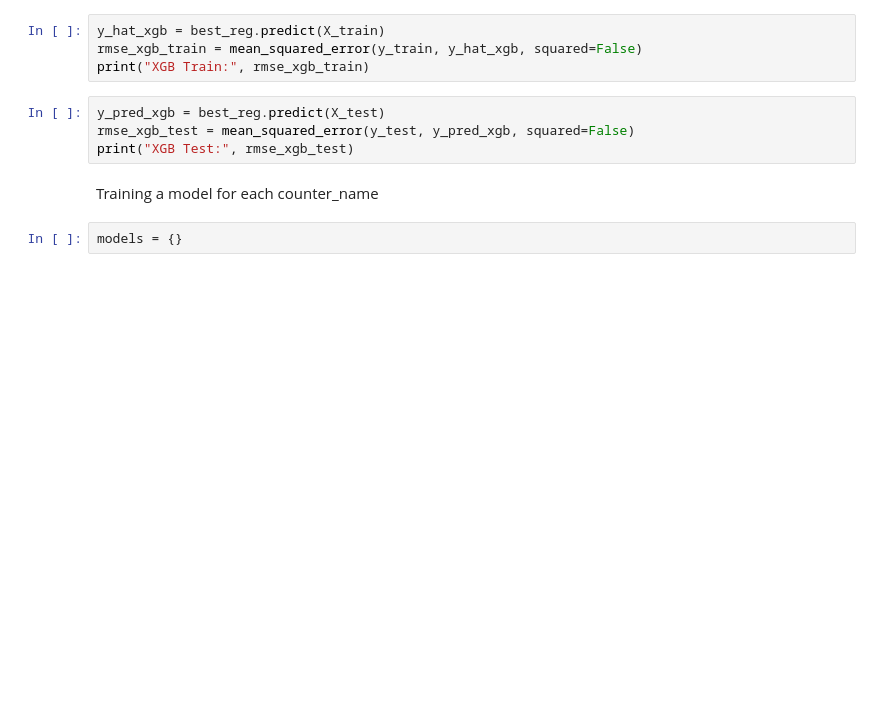
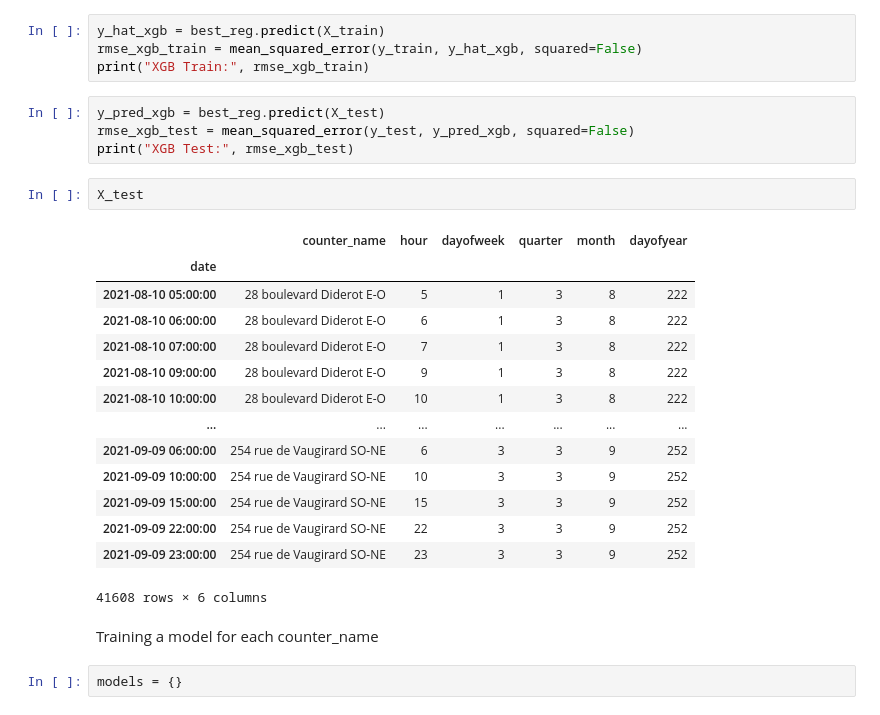
Before and after one commit to Ameya1337/Bike-Counters-Ameya---Qiling, a Jupyter notebook: timeseries with xgboost.ipynb, the cells around one changed output. Drawn from its saved outputs; the diff is of its cells as text; blank space fills up the shorter version.

```diff
--- a/timeseries with xgboost.ipynb
+++ b/timeseries with xgboost.ipynb
@@ -360,6 +351,23 @@ print("XGB Train:", rmse_xgb_train)
 y_pred_xgb = best_reg.predict(X_test)
 rmse_xgb_test = mean_squared_error(y_test, y_pred_xgb, squared=False)
 print("XGB Test:", rmse_xgb_test)
+# %%
+X_test
+# %% [output]
+|  | counter_name | hour | dayofweek | quarter | month | dayofyear |
+| date |  |  |  |  |  |  |
+| 2021-08-10 05:00:00 | 28 boulevard Diderot E-O | 5 | 1 | 3 | 8 | 222 |
+| 2021-08-10 06:00:00 | 28 boulevard Diderot E-O | 6 | 1 | 3 | 8 | 222 |
+| 2021-08-10 07:00:00 | 28 boulevard Diderot E-O | 7 | 1 | 3 | 8 | 222 |
+| 2021-08-10 09:00:00 | 28 boulevard Diderot E-O | 9 | 1 | 3 | 8 | 222 |
+| 2021-08-10 10:00:00 | 28 boulevard Diderot E-O | 10 | 1 | 3 | 8 | 222 |
+| ... | ... | ... | ... | ... | ... | ... |
+| 2021-09-09 06:00:00 | 254 rue de Vaugirard SO-NE | 6 | 3 | 3 | 9 | 252 |
+| 2021-09-09 10:00:00 | 254 rue de Vaugirard SO-NE | 10 | 3 | 3 | 9 | 252 |
+| 2021-09-09 15:00:00 | 254 rue de Vaugirard SO-NE | 15 | 3 | 3 | 9 | 252 |
+| 2021-09-09 22:00:00 | 254 rue de Vaugirard SO-NE | 22 | 3 | 3 | 9 | 252 |
+| 2021-09-09 23:00:00 | 254 rue de Vaugirard SO-NE | 23 | 3 | 3 | 9 | 252 |
+41608 rows × 6 columns
 # %% [markdown]
 Training a model for each counter_name
 # %%
```
Also changed, not shown: parts of 12 cells of this notebook, 2 other files.
